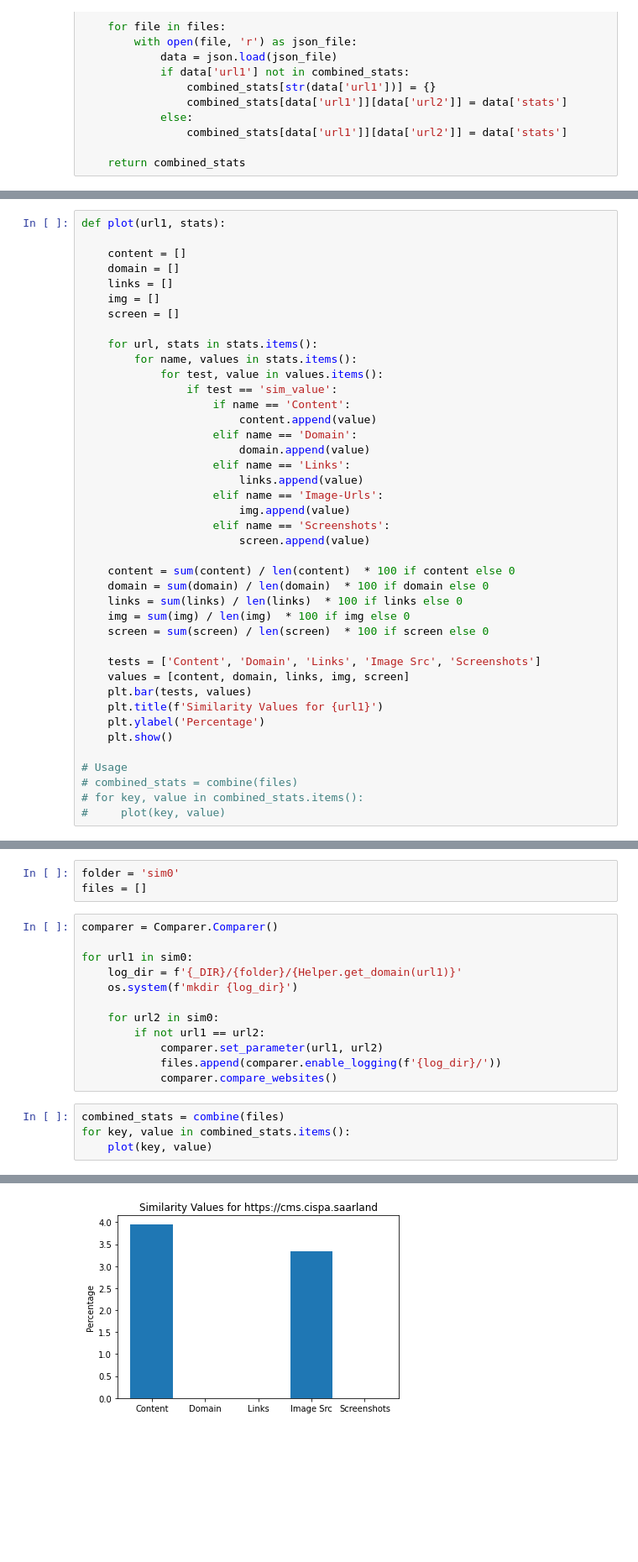
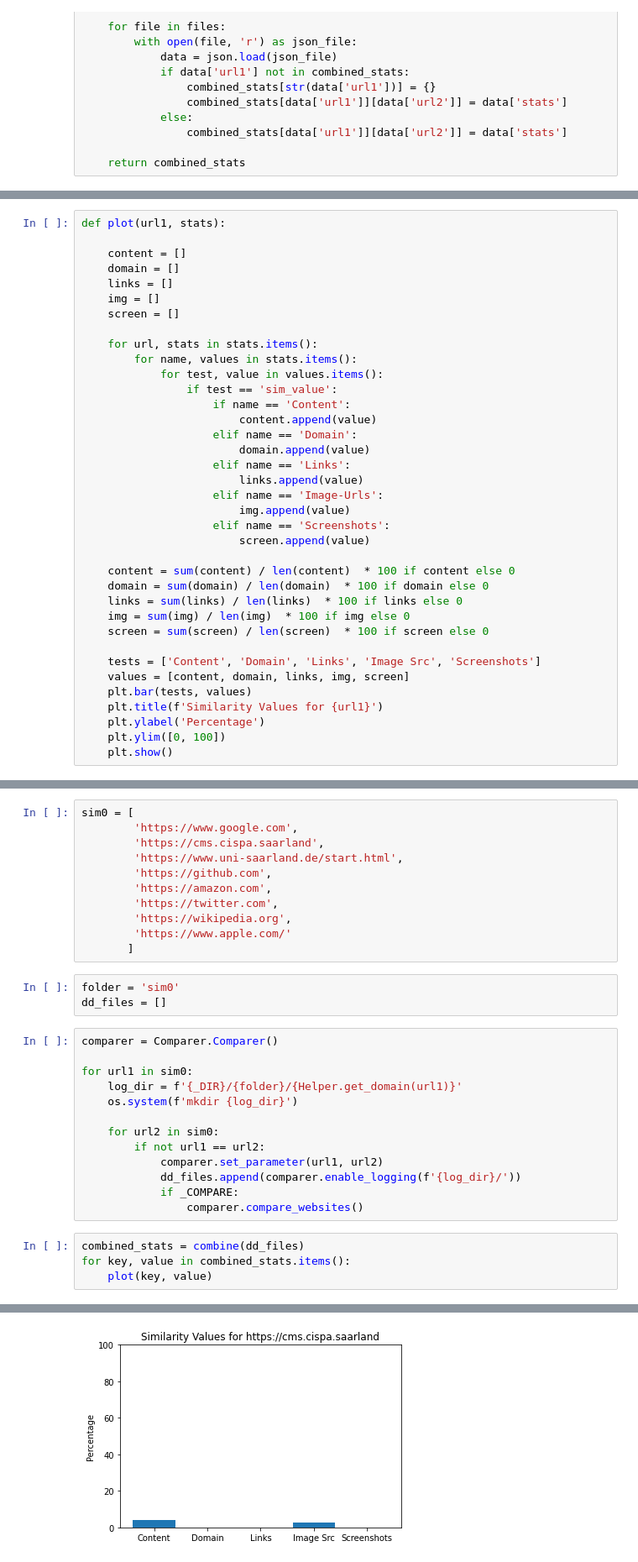
Before and after one commit to Pilladian/similarity-detection-tool, a Jupyter notebook: webcomp/EvaluationWebcomp.ipynb, the cells around one changed output, grey strips where cells are left out. Shown at 84% size. Drawn from its saved outputs; the diff is of its cells as text; blank space fills up the shorter version.

```diff
--- a/webcomp/EvaluationWebcomp.ipynb
+++ b/webcomp/EvaluationWebcomp.ipynb
@@ -117,10 +86,6 @@ def plot(url1, stats):
     plt.bar(tests, values)
     plt.title(f'Similarity Values for {url1}')
     plt.ylabel('Percentage')
+    plt.ylim([0, 100])
     plt.show()
-
-# Usage
-# combined_stats = combine(files)
-# for key, value in combined_stats.items():
-#     plot(key, value)
 # %% [markdown]
@@ -128,6 +93,17 @@ def plot(url1, stats):
+# %%
+sim0 = [
+        'https://www.google.com',
+        'https://cms.cispa.saarland',
+        'https://www.uni-saarland.de/start.html',
+        'https://github.com',
+        'https://amazon.com',
+        'https://twitter.com',
+        'https://wikipedia.org',
+        'https://www.apple.com/'
+       ]
 # %%
 folder = 'sim0'
-files = []
+dd_files = []
 # %%
 comparer = Comparer.Comparer()
 
@@ -138,10 +114,11 @@ for url1 in sim0:
     for url2 in sim0:
         if not url1 == url2:
             comparer.set_parameter(url1, url2)
-            files.append(comparer.enable_logging(f'{log_dir}/'))
-            comparer.compare_websites()
+            dd_files.append(comparer.enable_logging(f'{log_dir}/'))
+            if _COMPARE:
+                comparer.compare_websites()
 # %%
-combined_stats = combine(files)
+combined_stats = combine(dd_files)
 for key, value in combined_stats.items():
     plot(key, value)
 # %% [output]
@@ -149 +126 @@ for key, value in combined_stats.items():
-[figure, old version]
+[figure, new version]
```
Also changed, not shown: parts of 39 cells of this notebook, 27 other files.
